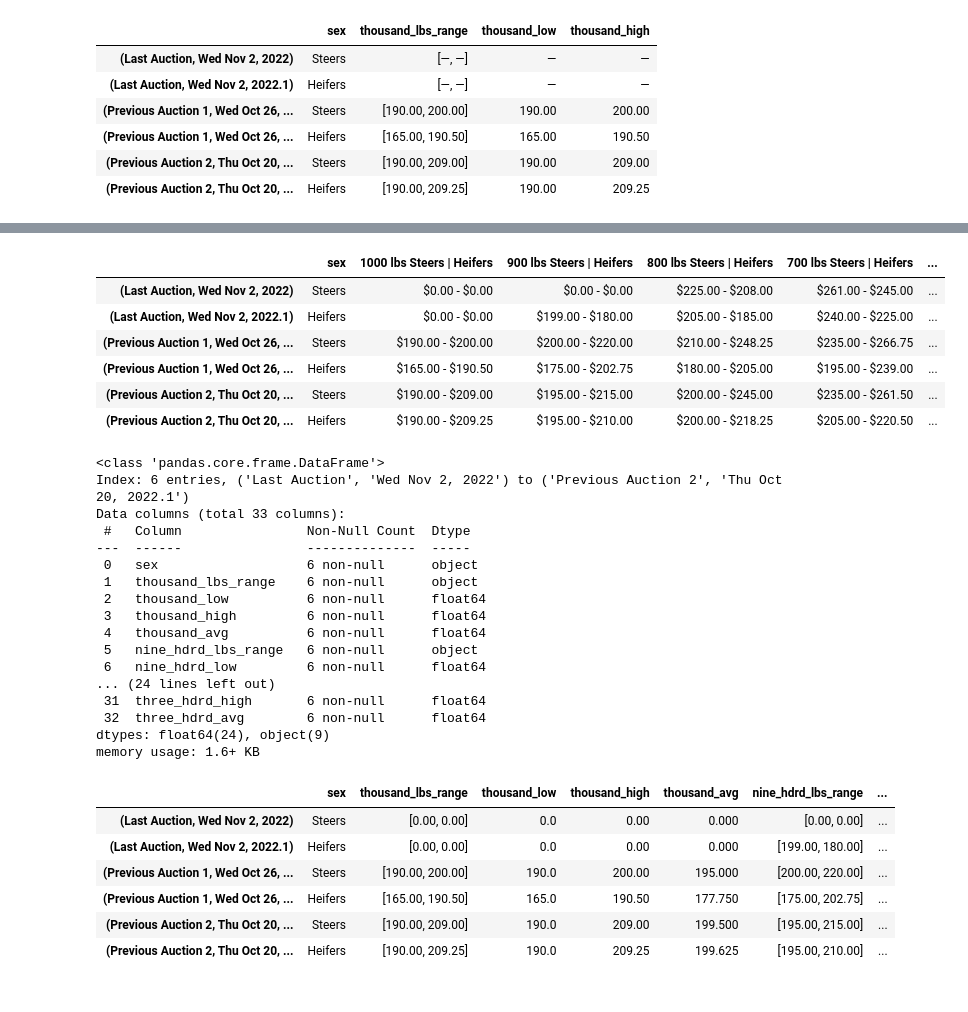
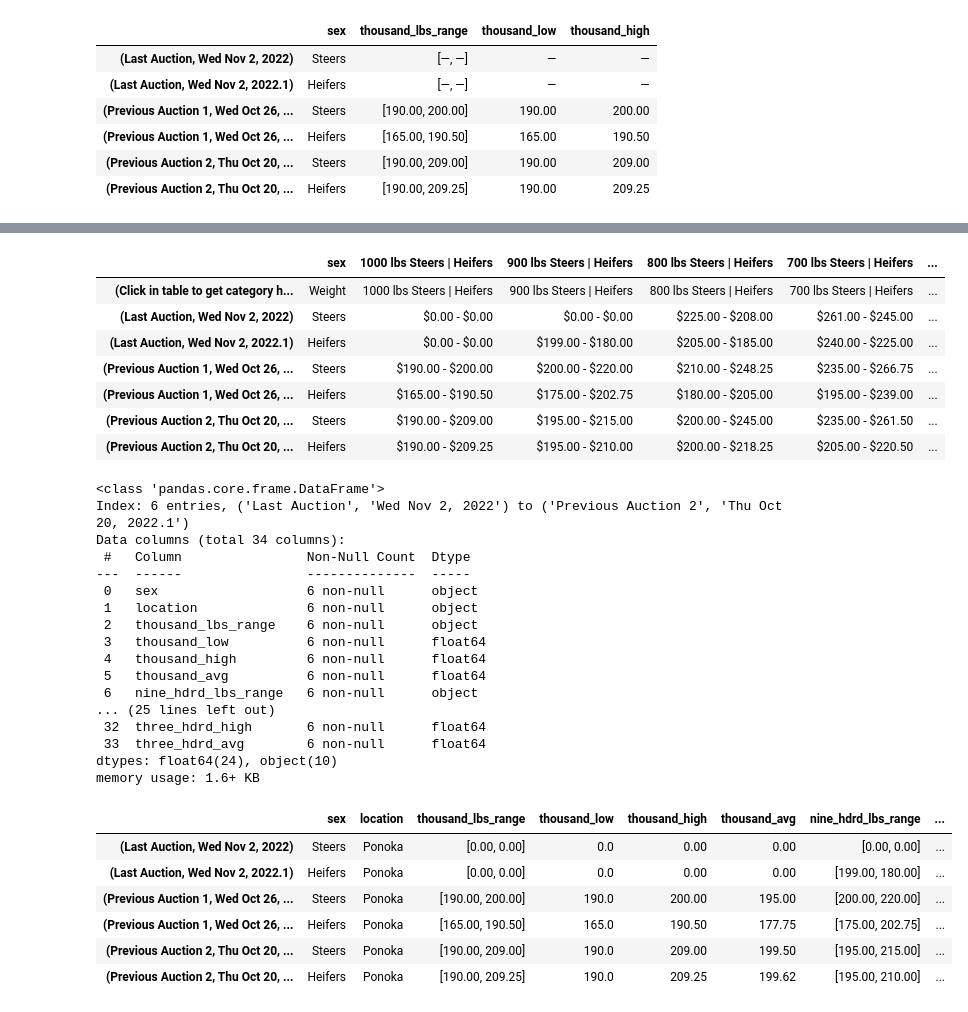
Before and after one commit to tarrencen/rice_farms, a Jupyter notebook: auction_prices.ipynb, the cells around one changed output, grey strips where cells are left out. Drawn from its saved outputs; the diff is of its cells as text; code cells hidden in the pictures.

```diff
--- a/auction_prices.ipynb
+++ b/auction_prices.ipynb
@@ -190,8 +190,11 @@ ponoka_cols = re.findall(regexp, ponoka_cols)
 ponoka_cols.insert(0, 'sex')
 ponoka_table.columns = ponoka_cols
 ponoka_table[1:]
+ponoka_table['location'] = 'Ponoka'
+ponoka_table
 # %% [output]
 |  | sex | 1000 lbs Steers | Heifers | 900 lbs Steers | Heifers | 800 lbs Steers | Heifers | 700 lbs Steers | Heifers | ... |
+| (Click in table to get category h... | Weight | 1000 lbs Steers | Heifers | 900 lbs Steers | Heifers | 800 lbs Steers | Heifers | 700 lbs Steers | Heifers | ... |
 | (Last Auction, Wed Nov 2, 2022) | Steers | $0.00 - $0.00 | $0.00 - $0.00 | $225.00 - $208.00 | $261.00 - $245.00 | ... |
 | (Last Auction, Wed Nov 2, 2022.1) | Heifers | $0.00 - $0.00 | $199.00 - $180.00 | $205.00 - $185.00 | $240.00 - $225.00 | ... |
 | (Previous Auction 1, Wed Oct 26, ... | Steers | $190.00 - $200.00 | $200.00 - $220.00 | $210.00 - $248.25 | $235.00 - $266.75 | ... |
@@ -199,7 +202,7 @@ ponoka_table[1:]
 | (Previous Auction 2, Thu Oct 20, ... | Steers | $190.00 - $209.00 | $195.00 - $215.00 | $200.00 - $245.00 | $235.00 - $261.50 | ... |
 | (Previous Auction 2, Thu Oct 20, ... | Heifers | $190.00 - $209.25 | $195.00 - $210.00 | $200.00 - $218.25 | $205.00 - $220.50 | ... |
 # %%
-def clean_vjv_table(df):
+def clean_vjv_table(df, market_loc):
     '''
     Takes in a df of Vold Jones Vold market report data,
     returns desired slice of df with columns prepared for analysis.
@@ -227,13 +230,19 @@ def clean_vjv_table(df):
                                         .replace('400', 'four_hdrd')\
                                             .replace('300', 'three_hdrd') for col in df.columns]
 
+     # Add location column
+    df['location'] = market_loc
+
     # Rename "weight" column to represent its data
     df = df.rename(columns = {'weight' : 'sex'})
+
     # Drop unneeded first row that supplied column names
     df = df[1:]
+
     # Flatten MultiIndex
     flat_idx = df.index.to_flat_index()
     df = df.set_index(flat_idx)
+
     # Create columns of price data converted from str dtype
     df['thousand_lbs_range'] = df.thousand_lbs_steers_heifers.str.replace('$', '').str.replace(' -', ',').str.split(',')
     df[['thousand_low', 'thousand_high']] = df.thousand_lbs_range.to_list()
@@ -275,8 +284,12 @@ def clean_vjv_table(df):
     df.three_hdrd_low = df.three_hdrd_low.astype('float')
     df.three_hdrd_high = df.three_hdrd_high.astype('float')
     df['three_hdrd_avg'] = (df.three_hdrd_low + df.three_hdrd_high)/2
-    #Fill nulls
+
+    # Fill nulls
     df = df.fillna(0)
+
+    # Round all float values to two places
+    df = df.round(2)
 
 
 
@@ -295,35 +308,35 @@ def clean_vjv_table(df):
     return df
 # %%
 ponoka_df = get_vjv_data(vjv_ponoka_url)
-ponoka_df = clean_vjv_table(ponoka_df)
+ponoka_df = clean_vjv_table(ponoka_df, 'Ponoka')
 #print(ponoka_df.columns)
 ponoka_df.info()
 ponoka_df
 # %% [output]
 <class 'pandas.core.frame.DataFrame'>
 Index: 6 entries, ('Last Auction', 'Wed Nov 2, 2022') to ('Previous Auction 2', 'Thu Oct 20, 2022.1')
-Data columns (total 33 columns):
+Data columns (total 34 columns):
  #   Column                Non-Null Count  Dtype
 ---  ------                --------------  -----
  0   sex                   6 non-null      object
- 1   thousand_lbs_range    6 non-null      object
- 2   thousand_low          6 non-null      float64
- 3   thousand_high         6 non-null      float64
- 4   thousand_avg          6 non-null      float64
- 5   nine_hdrd_lbs_range   6 non-null      object
- 6   nine_hdrd_low         6 non-null      float64
-... (24 lines left out)
- 31  three_hdrd_high       6 non-null      float64
- 32  three_hdrd_avg        6 non-null      float64
-dtypes: float64(24), object(9)
+ 1   location              6 non-null      object
+ 2   thousand_lbs_range    6 non-null      object
+ 3   thousand_low          6 non-null      float64
+ 4   thousand_high         6 non-null      float64
+ 5   thousand_avg          6 non-null      float64
+ 6   nine_hdrd_lbs_range   6 non-null      object
+... (25 lines left out)
+ 32  three_hdrd_high       6 non-null      float64
+ 33  three_hdrd_avg        6 non-null      float64
+dtypes: float64(24), object(10)
 memory usage: 1.6+ KB
-|  | sex | thousand_lbs_range | thousand_low | thousand_high | thousand_avg | nine_hdrd_lbs_range | ... |
-| (Last Auction, Wed Nov 2, 2022) | Steers | [0.00, 0.00] | 0.0 | 0.00 | 0.000 | [0.00, 0.00] | ... |
-| (Last Auction, Wed Nov 2, 2022.1) | Heifers | [0.00, 0.00] | 0.0 | 0.00 | 0.000 | [199.00, 180.00] | ... |
-| (Previous Auction 1, Wed Oct 26, ... | Steers | [190.00, 200.00] | 190.0 | 200.00 | 195.000 | [200.00, 220.00] | ... |
-| (Previous Auction 1, Wed Oct 26, ... | Heifers | [165.00, 190.50] | 165.0 | 190.50 | 177.750 | [175.00, 202.75] | ... |
-| (Previous Auction 2, Thu Oct 20, ... | Steers | [190.00, 209.00] | 190.0 | 209.00 | 199.500 | [195.00, 215.00] | ... |
-| (Previous Auction 2, Thu Oct 20, ... | Heifers | [190.00, 209.25] | 190.0 | 209.25 | 199.625 | [195.00, 210.00] | ... |
+|  | sex | location | thousand_lbs_range | thousand_low | thousand_high | thousand_avg | nine_hdrd_lbs_range | ... |
+| (Last Auction, Wed Nov 2, 2022) | Steers | Ponoka | [0.00, 0.00] | 0.0 | 0.00 | 0.00 | [0.00, 0.00] | ... |
+| (Last Auction, Wed Nov 2, 2022.1) | Heifers | Ponoka | [0.00, 0.00] | 0.0 | 0.00 | 0.00 | [199.00, 180.00] | ... |
+| (Previous Auction 1, Wed Oct 26, ... | Steers | Ponoka | [190.00, 200.00] | 190.0 | 200.00 | 195.00 | [200.00, 220.00] | ... |
+| (Previous Auction 1, Wed Oct 26, ... | Heifers | Ponoka | [165.00, 190.50] | 165.0 | 190.50 | 177.75 | [175.00, 202.75] | ... |
+| (Previous Auction 2, Thu Oct 20, ... | Steers | Ponoka | [190.00, 209.00] | 190.0 | 209.00 | 199.50 | [195.00, 215.00] | ... |
+| (Previous Auction 2, Thu Oct 20, ... | Heifers | Ponoka | [190.00, 209.25] | 190.0 | 209.25 | 199.62 | [195.00, 210.00] | ... |
 # %%
 ponoka_df.describe()
 # %% [output]
```
Also changed, not shown: parts of 14 cells of this notebook.
